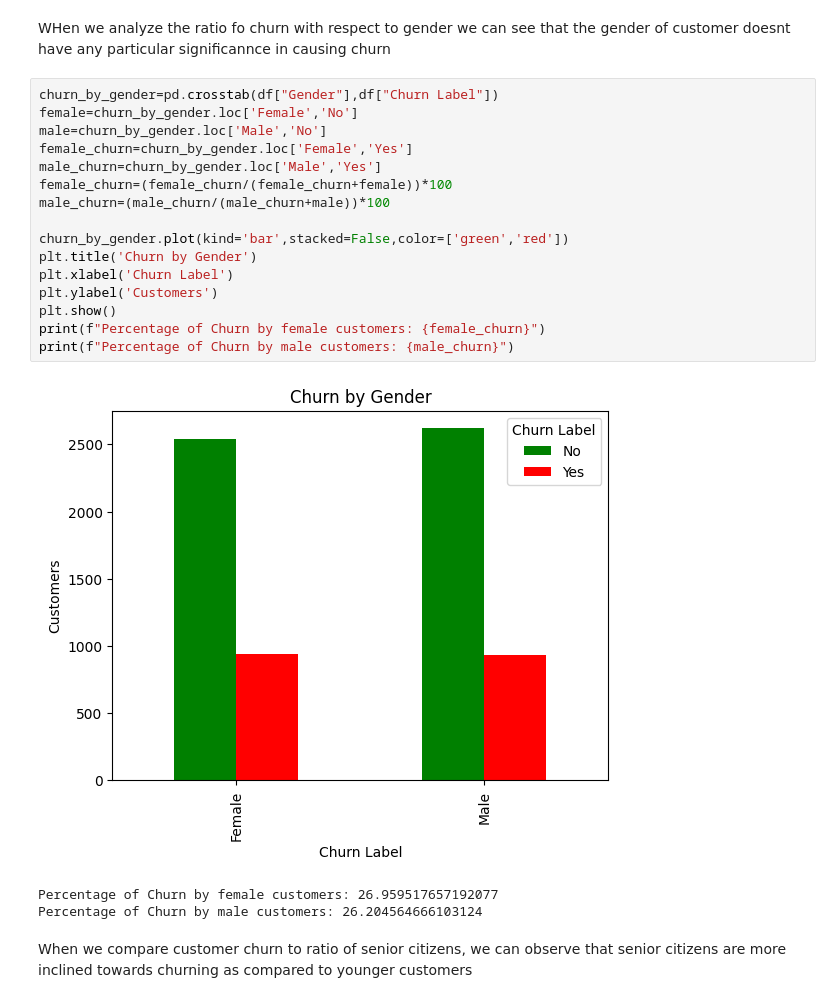
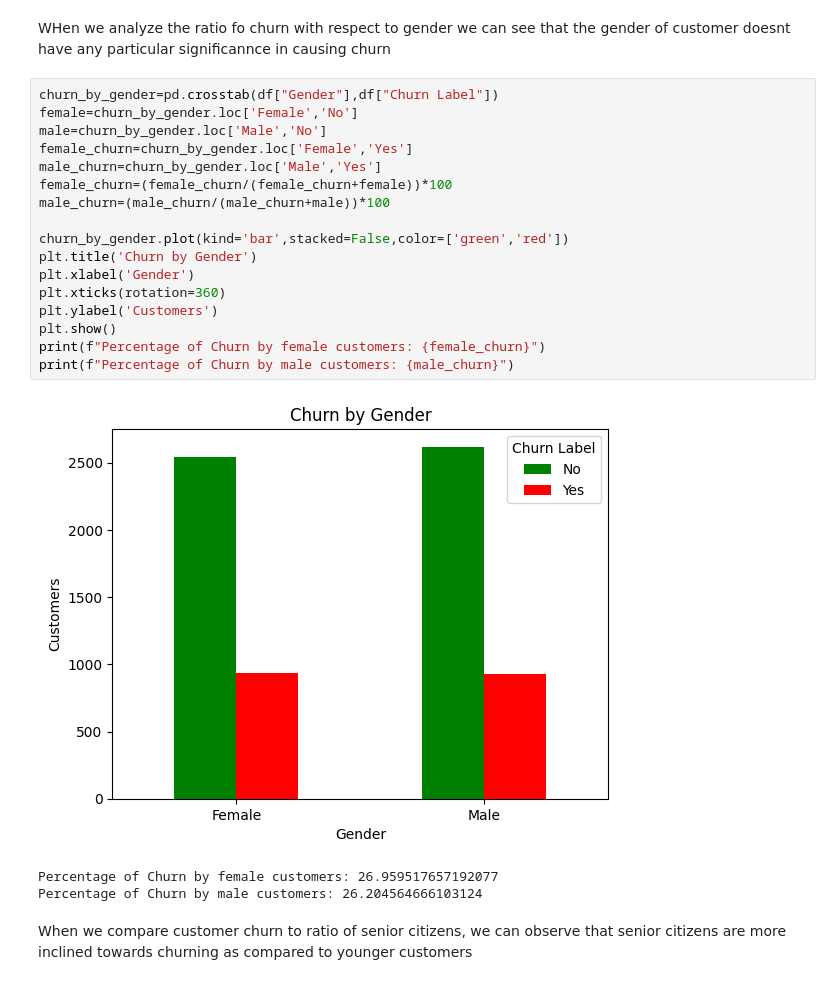
Before and after one commit to Zia-Ul-Hasan/Churn-Prediction-IBM-telco, a Jupyter notebook: EDA_Churn.ipynb, the cells around one changed output. Saved outputs shown, nothing was run; the diff lists cells and outputs as text.

```diff
--- a/EDA_Churn.ipynb
+++ b/EDA_Churn.ipynb
@@ -45,21 +46,22 @@ WHen we analyze the ratio fo churn with respect to gender we can see that the ge
 # %%
 churn_by_gender=pd.crosstab(df["Gender"],df["Churn Label"])
 female=churn_by_gender.loc['Female','No']
 male=churn_by_gender.loc['Male','No']
 female_churn=churn_by_gender.loc['Female','Yes']
 male_churn=churn_by_gender.loc['Male','Yes']
 female_churn=(female_churn/(female_churn+female))*100
 male_churn=(male_churn/(male_churn+male))*100
 
 churn_by_gender.plot(kind='bar',stacked=False,color=['green','red'])
 plt.title('Churn by Gender')
-plt.xlabel('Churn Label')
+plt.xlabel('Gender')
+plt.xticks(rotation=360)
 plt.ylabel('Customers')
 plt.show()
 print(f"Percentage of Churn by female customers: {female_churn}")
 print(f"Percentage of Churn by male customers: {male_churn}")
 # %% [output]
-[figure, old version]
+[figure, new version]
 Percentage of Churn by female customers: 26.959517657192077
 Percentage of Churn by male customers: 26.204564666103124
 # %% [markdown]
```
Also changed, not shown: parts of 10 cells of this notebook.
